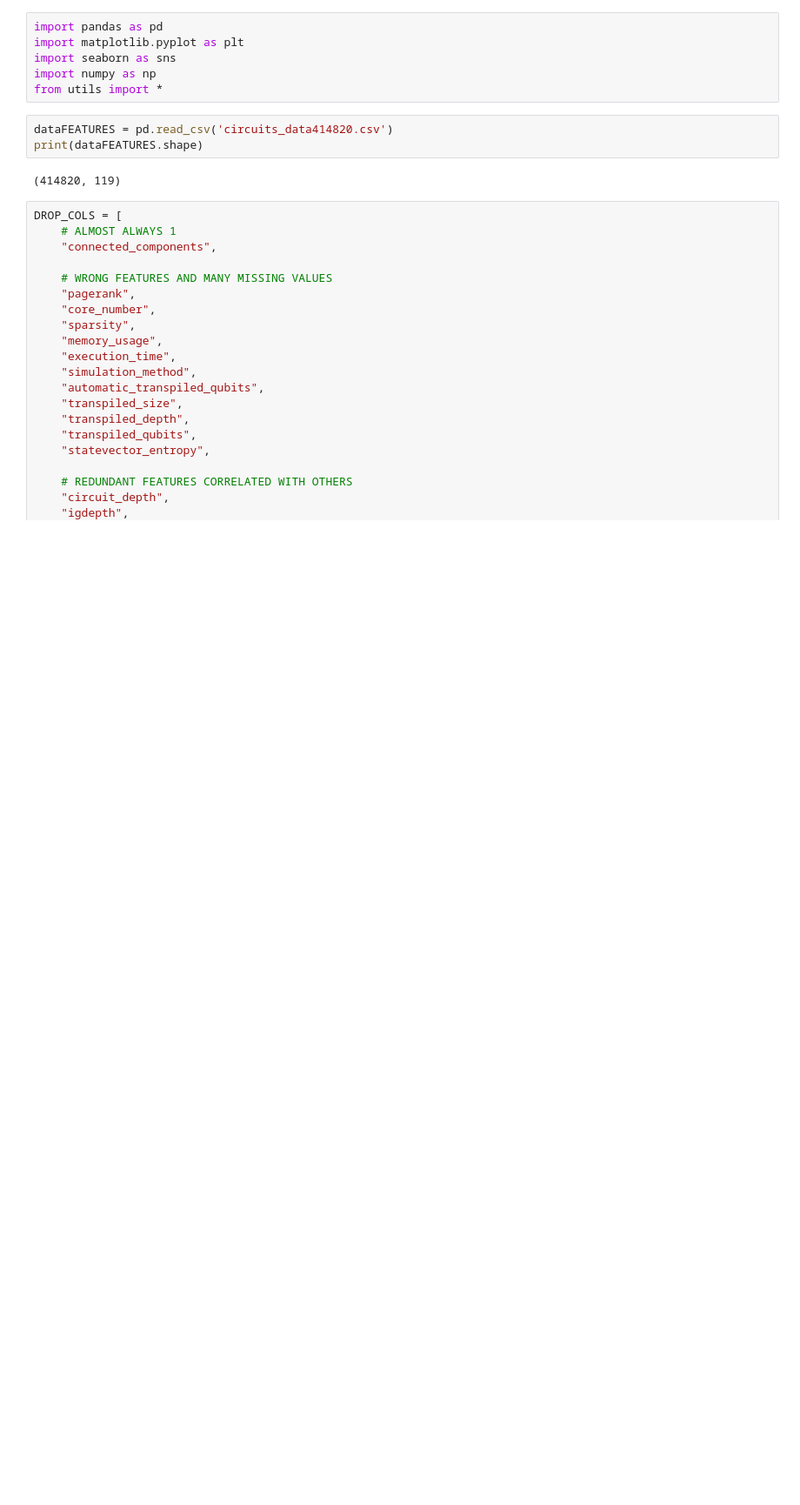
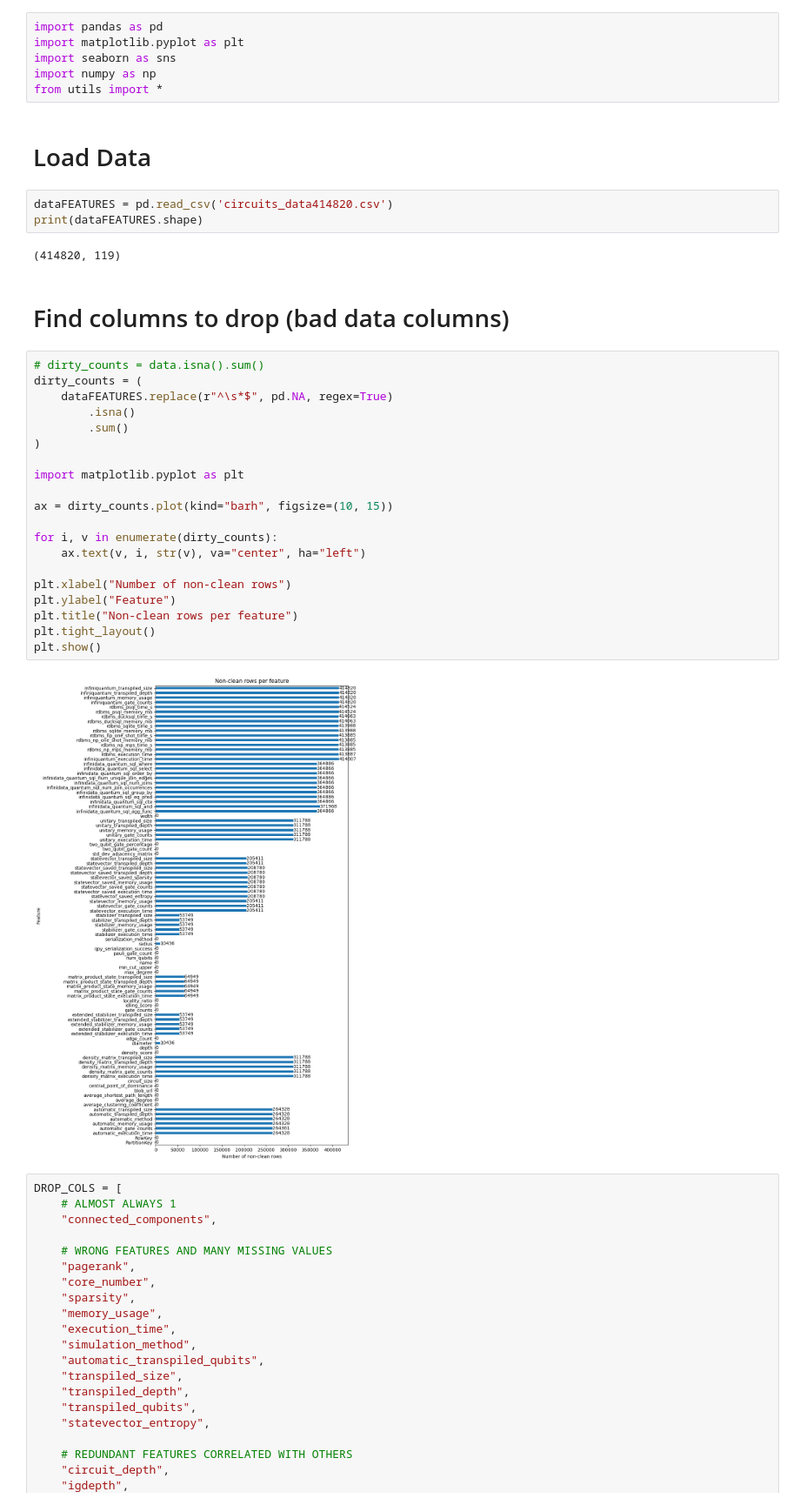
Before and after one commit to InfiniData-Lab/InferQ, a Jupyter notebook: analysis/newcleaning.ipynb, the cells around one changed output. Shown at 87% size. Cells and saved outputs as stored; diff of their text form; blank space fills up the shorter version.

Commit message:
More cleaning

```diff
--- a/analysis/newcleaning.ipynb
+++ b/analysis/newcleaning.ipynb
@@ -4,11 +4,37 @@ import matplotlib.pyplot as plt
 import seaborn as sns
 import numpy as np
 from utils import *
+# %% [markdown]
+# Load Data
 # %%
 dataFEATURES = pd.read_csv('circuits_data414820.csv')
 print(dataFEATURES.shape)
 # %% [output]
 (414820, 119)
+# %% [markdown]
+# Find columns to drop (bad data columns)
+# %%
+# dirty_counts = data.isna().sum()
+dirty_counts = (
+    dataFEATURES.replace(r"^\s*$", pd.NA, regex=True)
+        .isna()
+        .sum()
+)
+
+import matplotlib.pyplot as plt
+
+ax = dirty_counts.plot(kind="barh", figsize=(10, 15))
+
+for i, v in enumerate(dirty_counts):
+    ax.text(v, i, str(v), va="center", ha="left")
+
+plt.xlabel("Number of non-clean rows")
+plt.ylabel("Feature")
+plt.title("Non-clean rows per feature")
+plt.tight_layout()
+plt.show()
+# %% [output]
+[figure, added]
 # %%
 DROP_COLS = [
     # ALMOST ALWAYS 1
```
Also changed, not shown: parts of 2 cells of this notebook, 2 other files.
